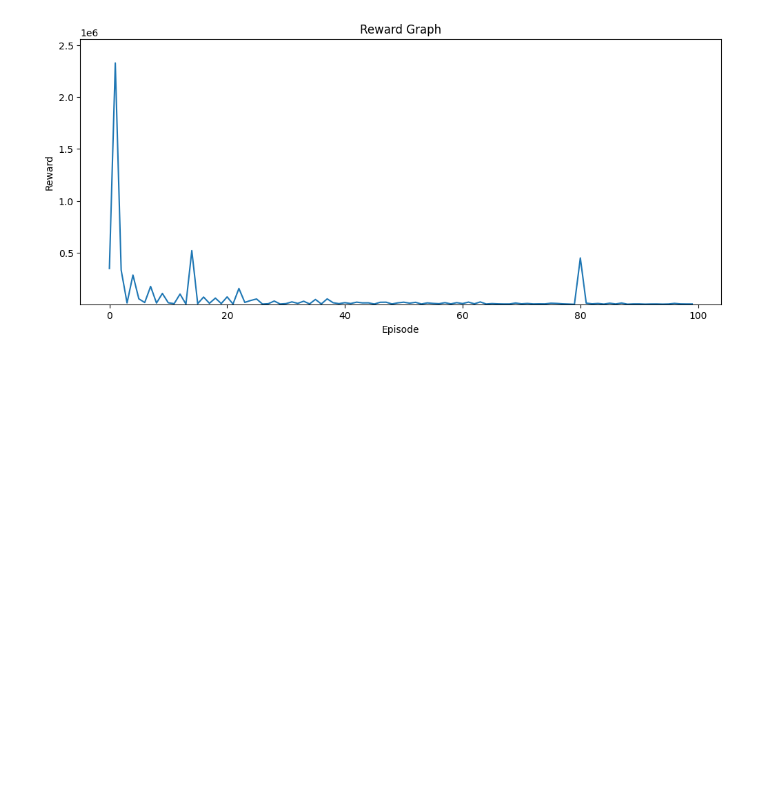
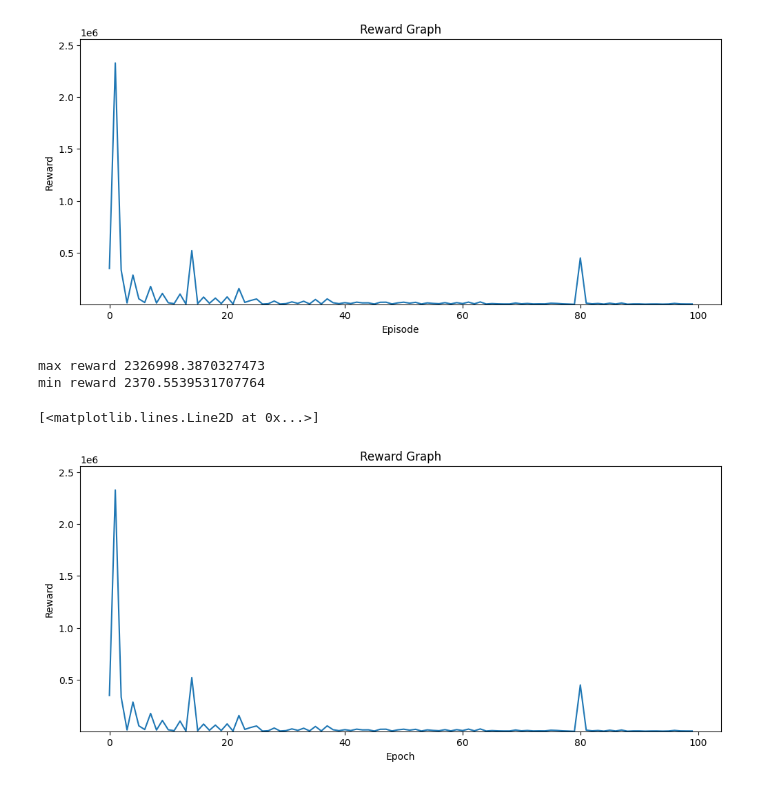
Before and after one commit to henryclee/BREATHE, a Jupyter notebook: train_ddqn.ipynb, the cells around one changed output. Drawn from its saved outputs; the diff is of its cells as text; code cells hidden in the pictures; blank space fills up the shorter version.

Commit message:
training visualization

```diff
--- a/train_ddqn.ipynb
+++ b/train_ddqn.ipynb
@@ -45,3 +45,26 @@ min reward 2370.5539531707764
 torch.save(predictNet.state_dict(), "./models/ddqn.pth")
 with open('./models/losscurve.pkl', 'wb') as f:
     pickle.dump(losses, f)
+# %%
+losses = []
+with open('./models/losscurve.pkl', 'rb') as f:
+    losses = pickle.load(f)
+
+
+
+# Visualization
+maxreward = max(losses)
+minreward = min(losses)
+print("max reward", maxreward)
+print("min reward", minreward)
+fig, ax = plt.subplots(figsize=(12, 5))
+ax.set_title("Reward Graph")
+ax.set_ylabel("Reward")
+ax.set_xlabel("Epoch")
+ax.set_ylim(bottom = minreward  - (.1 * abs(minreward)), top= abs(maxreward * 1.1) + 1)
+ax.plot(range(len(losses)), losses)
+# %% [output]
+max reward 2326998.3870327473
+min reward 2370.5539531707764
+[<matplotlib.lines.Line2D at 0x...>]
+[figure, added]
```
Also changed, not shown: parts of 2 cells of this notebook, 1 other file.
